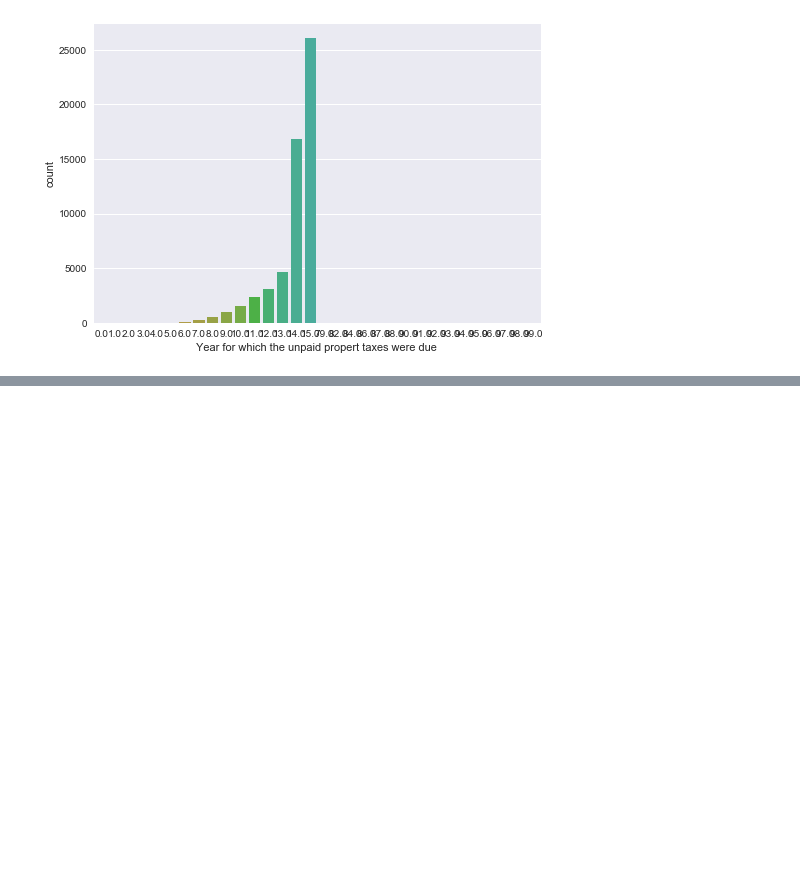
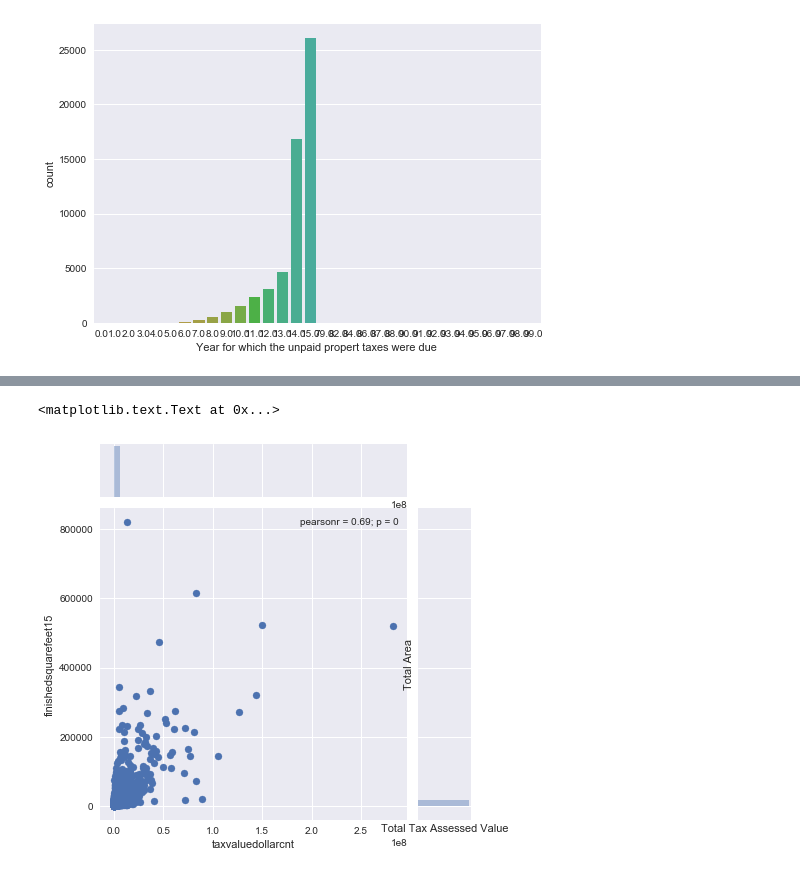
Before and after one commit to LilyElizabethJohn/Springboard---Data-Science-Career-Track, a Jupyter notebook: Capstone Project I/Zillow Zestimate/EDA - Zestimate.ipynb, the cells around one changed output, grey strips where cells are left out. Cells and saved outputs as stored; diff of their text form; code cells hidden in the pictures; blank space fills up the shorter version.

```diff
--- a/Capstone Project I/Zillow Zestimate/EDA - Zestimate.ipynb
+++ b/Capstone Project I/Zillow Zestimate/EDA - Zestimate.ipynb
@@ -513,0 +561,7 @@ plt.xlabel('Year for which the unpaid propert taxes were due ')
+# %%
+sns.jointplot(x=properties2016.taxvaluedollarcnt,y=properties2016.finishedsquarefeet15)
+plt.xlabel("Total Tax Assessed Value")
+plt.ylabel("Total Area")
+# %% [output]
+<matplotlib.text.Text at 0x...>
+[figure, added]
```
Also changed, not shown: parts of 15 cells of this notebook.
